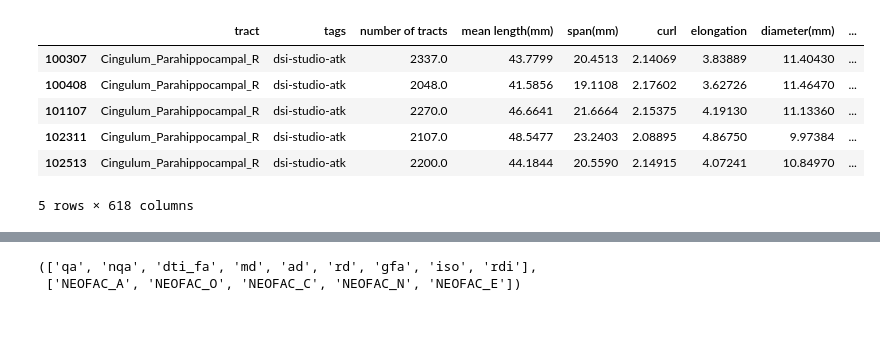
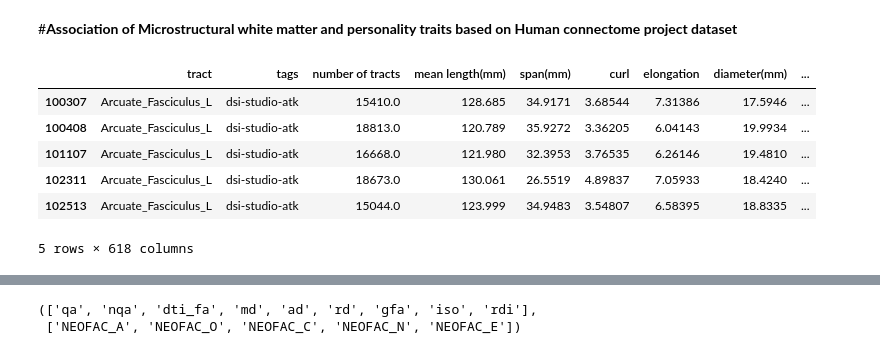
Before and after one commit to benedetta-mariani/BrainHack-Padova-2020, a Jupyter notebook: BrainHack_Padova.ipynb, the cells around one changed output, grey strips where cells are left out. Cells and saved outputs as stored; diff of their text form; code cells hidden in the pictures; blank space fills up the shorter version.

```diff
--- a/BrainHack_Padova.ipynb
+++ b/BrainHack_Padova.ipynb
@@ -8,15 +10,18 @@ import statsmodels.api as sm2
 # %%
 import os
 import pingouin
+# %% [markdown]
+#**Association of Microstructural white matter and personality traits based on Human connectome project dataset**
 # %%
 csvfile = sorted(os.listdir())[1]
 df = pd.read_csv(csvfile, sep =  '\t', index_col = 0)
-fd.head()
+col =df.columns
+df[col[:]].head()
 # %% [output]
 |  | tract | tags | number of tracts | mean length(mm) | span(mm) | curl | elongation | diameter(mm) | ... |
-| 100307 | Cingulum_Parahippocampal_R | dsi-studio-atk | 2337.0 | 43.7799 | 20.4513 | 2.14069 | 3.83889 | 11.40430 | ... |
-| 100408 | Cingulum_Parahippocampal_R | dsi-studio-atk | 2048.0 | 41.5856 | 19.1108 | 2.17602 | 3.62726 | 11.46470 | ... |
-| 101107 | Cingulum_Parahippocampal_R | dsi-studio-atk | 2270.0 | 46.6641 | 21.6664 | 2.15375 | 4.19130 | 11.13360 | ... |
-| 102311 | Cingulum_Parahippocampal_R | dsi-studio-atk | 2107.0 | 48.5477 | 23.2403 | 2.08895 | 4.86750 | 9.97384 | ... |
-| 102513 | Cingulum_Parahippocampal_R | dsi-studio-atk | 2200.0 | 44.1844 | 20.5590 | 2.14915 | 4.07241 | 10.84970 | ... |
+| 100307 | Arcuate_Fasciculus_L | dsi-studio-atk | 15410.0 | 128.685 | 34.9171 | 3.68544 | 7.31386 | 17.5946 | ... |
+| 100408 | Arcuate_Fasciculus_L | dsi-studio-atk | 18813.0 | 120.789 | 35.9272 | 3.36205 | 6.04143 | 19.9934 | ... |
+| 101107 | Arcuate_Fasciculus_L | dsi-studio-atk | 16668.0 | 121.980 | 32.3953 | 3.76535 | 6.26146 | 19.4810 | ... |
+| 102311 | Arcuate_Fasciculus_L | dsi-studio-atk | 18673.0 | 130.061 | 26.5519 | 4.89837 | 7.05933 | 18.4240 | ... |
+| 102513 | Arcuate_Fasciculus_L | dsi-studio-atk | 15044.0 | 123.999 | 34.9483 | 3.54807 | 6.58395 | 18.8335 | ... |
 5 rows × 618 columns
```
Also changed, not shown: parts of 34 cells of this notebook.
